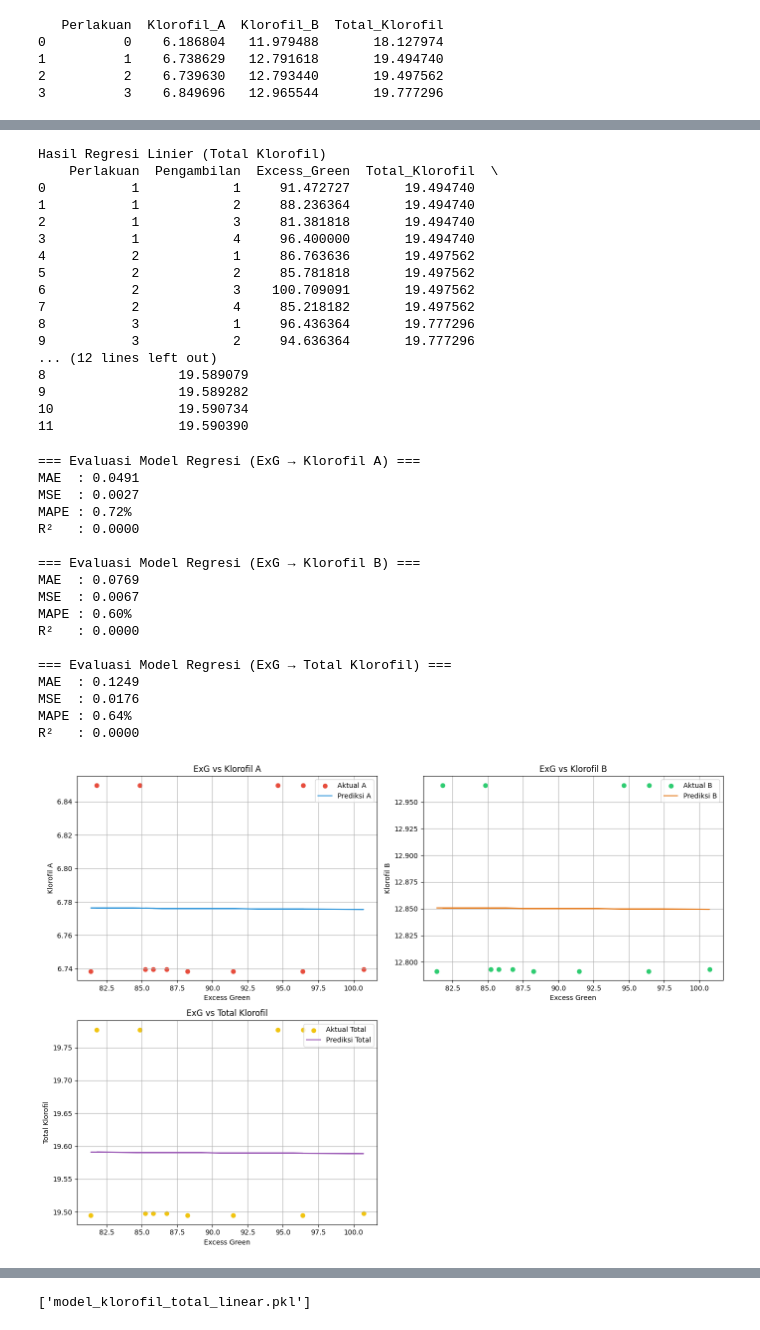
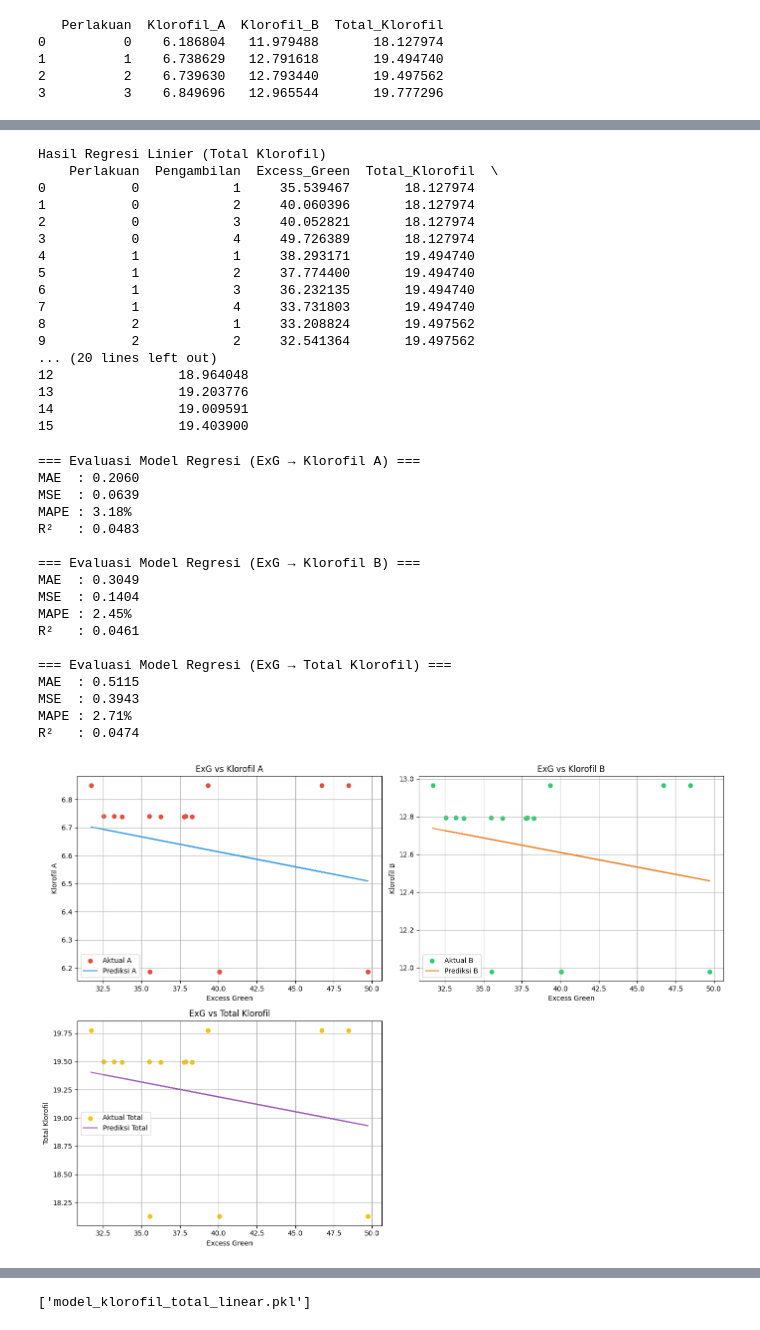
Before and after one commit to Ahmadtito17/Prediksi_Klorofil, a Jupyter notebook: linear_regression(new).ipynb, the cells around one changed output, grey strips where cells are left out. Saved outputs shown, nothing was run; the diff lists cells and outputs as text; code cells hidden in the pictures.

```diff
--- a/linear_regression(new).ipynb
+++ b/linear_regression(new).ipynb
@@ -2,7 +2,7 @@
 import pandas as pd
 
 # Baca file Excel
-file_path = "./Dataset/Dataset 3.xlsx"
+file_path = "./Dataset/fixed_formatData.xlsx"
 df = pd.read_excel(file_path)
 df
 # %% [output]
@@ -190,21 +199,21 @@ print(combined[['Perlakuan', 'Pengambilan', 'Excess_Green', 'Total_Klorofil', 'P
 # %% [output]
 Hasil Regresi Linier (Total Klorofil)
     Perlakuan  Pengambilan  Excess_Green  Total_Klorofil  \
-0           1            1     91.472727       19.494740
-1           1            2     88.236364       19.494740
-2           1            3     81.381818       19.494740
-3           1            4     96.400000       19.494740
-4           2            1     86.763636       19.497562
-5           2            2     85.781818       19.497562
-6           2            3    100.709091       19.497562
-7           2            4     85.218182       19.497562
-8           3            1     96.436364       19.777296
-9           3            2     94.636364       19.777296
-... (12 lines left out)
-8                 19.589079
-9                 19.589282
-10                19.590734
-11                19.590390
+0           0            1     35.539467       18.127974
+1           0            2     40.060396       18.127974
+2           0            3     40.052821       18.127974
+3           0            4     49.726389       18.127974
+4           1            1     38.293171       19.494740
+5           1            2     37.774400       19.494740
+6           1            3     36.232135       19.494740
+7           1            4     33.731803       19.494740
+8           2            1     33.208824       19.497562
+9           2            2     32.541364       19.497562
+... (20 lines left out)
+12                18.964048
+13                19.203776
+14                19.009591
+15                19.403900
 # %%
 from sklearn.metrics import mean_absolute_error, mean_squared_error, r2_score
 import numpy as np
@@ -232,26 +241,25 @@ evaluasi_model(combined['Klorofil_B'], combined['Prediksi_Klorofil_B'], 'Klorofi
 evaluasi_model(combined['Total_Klorofil'], combined['Prediksi_Total_Klorofil'], 'Total Klorofil')
 # %% [output]
 === Evaluasi Model Regresi (ExG → Klorofil A) ===
-MAE  : 0.0491
-MSE  : 0.0027
-MAPE : 0.72%
-R²   : 0.0000
+MAE  : 0.2060
+MSE  : 0.0639
+MAPE : 3.18%
+R²   : 0.0483
 
 === Evaluasi Model Regresi (ExG → Klorofil B) ===
-MAE  : 0.0769
-MSE  : 0.0067
-MAPE : 0.60%
-R²   : 0.0000
+MAE  : 0.3049
+MSE  : 0.1404
+MAPE : 2.45%
+R²   : 0.0461
 
 === Evaluasi Model Regresi (ExG → Total Klorofil) ===
-MAE  : 0.1249
-MSE  : 0.0176
-MAPE : 0.64%
-R²   : 0.0000
+MAE  : 0.5115
+MSE  : 0.3943
+MAPE : 2.71%
+R²   : 0.0474
 # %%
-import matplotlib
-matplotlib.use('Agg')
 import matplotlib.pyplot as plt
+%matplotlib inline
 import matplotlib.gridspec as gridspec
 
 plt.figure(figsize=(14, 10))
@@ -262,35 +270,35 @@ ax1 = plt.subplot(gs[0, 0])
 ax1.scatter(combined['Excess_Green'], combined['Klorofil_A'], color='#e74c3c', label='Aktual A')
 ax1.plot(combined['Excess_Green'], combined['Prediksi_Klorofil_A'], color='#3498db', label='Prediksi A')
 ax1.set_title('ExG vs Klorofil A')
 ax1.set_xlabel('Excess Green')
 ax1.set_ylabel('Klorofil A')
 ax1.legend()
 ax1.grid(True)
 
 # Subplot Klorofil B
 ax2 = plt.subplot(gs[0, 1])
 ax2.scatter(combined['Excess_Green'], combined['Klorofil_B'], color='#2ecc71', label='Aktual B')
 ax2.plot(combined['Excess_Green'], combined['Prediksi_Klorofil_B'], color='#e67e22', label='Prediksi B')
 ax2.set_title('ExG vs Klorofil B')
 ax2.set_xlabel('Excess Green')
 ax2.set_ylabel('Klorofil B')
 ax2.legend()
 ax2.grid(True)
 
 # Subplot Total Klorofil
 ax3 = plt.subplot(gs[1, 0])
 ax3.scatter(combined['Excess_Green'], combined['Total_Klorofil'], color='#f1c40f', label='Aktual Total')
 ax3.plot(combined['Excess_Green'], combined['Prediksi_Total_Klorofil'], color='#9b59b6', label='Prediksi Total')
 ax3.set_title('ExG vs Total Klorofil')
 ax3.set_xlabel('Excess Green')
 ax3.set_ylabel('Total Klorofil')
 ax3.legend()
 ax3.grid(True)
 
 plt.tight_layout()
-plt.savefig()
+plt.show()
 # %% [output]
-[figure, old version]
+[figure, new version]
 # %%
 perlakuan_list = combined['Perlakuan'].unique()
 
```
Also changed, not shown: parts of 9 cells of this notebook, 31 other files.
